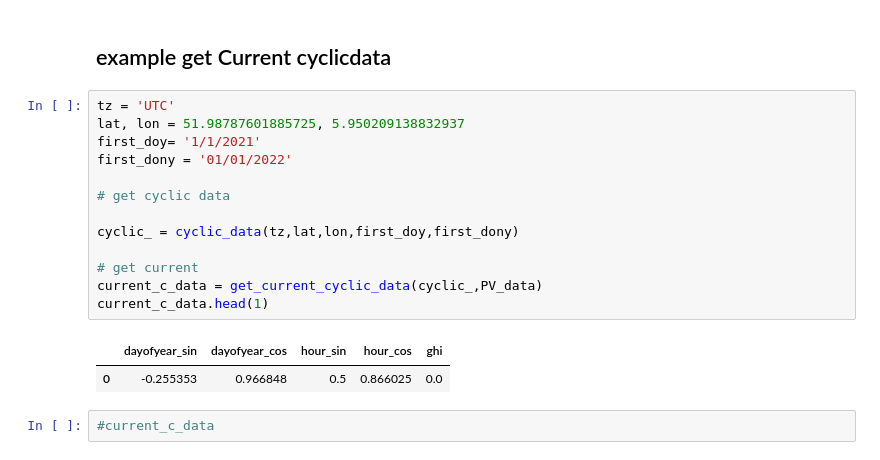
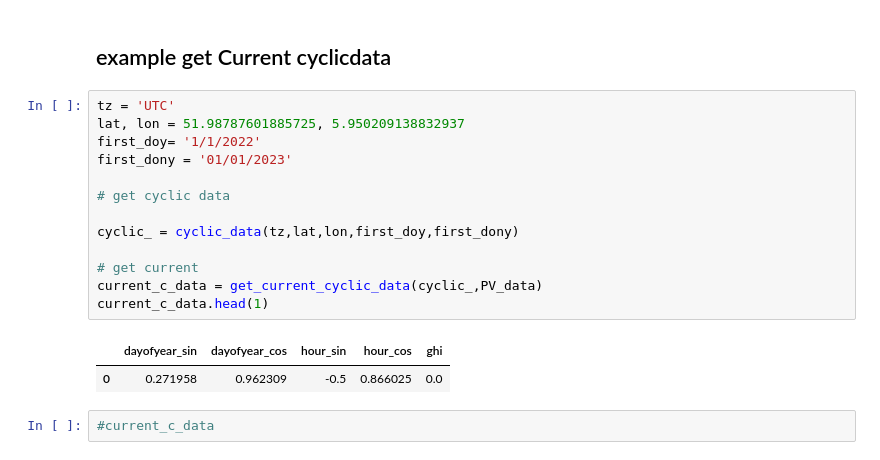
Before and after one commit to TrungNguyen87/Voila, a Jupyter notebook: notebooks/solar-prediction-deployment.ipynb, the cells around one changed output. Saved outputs shown, nothing was run; the diff lists cells and outputs as text.

```diff
--- a/notebooks/solar-prediction-deployment.ipynb
+++ b/notebooks/solar-prediction-deployment.ipynb
@@ -468,19 +468,19 @@ def get_current_cyclic_data(cyclic_data,solar_data):
 # %%
 tz = 'UTC'
 lat, lon = 51.98787601885725, 5.950209138832937
-first_doy= '1/1/2021'
-first_dony = '01/01/2022'
+first_doy= '1/1/2022'
+first_dony = '01/01/2023'
 
 # get cyclic data
 
 cyclic_ = cyclic_data(tz,lat,lon,first_doy,first_dony)
 
 # get current
 current_c_data = get_current_cyclic_data(cyclic_,PV_data)
 current_c_data.head(1)
 # %% [output]
 |  | dayofyear_sin | dayofyear_cos | hour_sin | hour_cos | ghi |
-| 0 | -0.255353 | 0.966848 | 0.5 | 0.866025 | 0.0 |
+| 0 | 0.271958 | 0.962309 | -0.5 | 0.866025 | 0.0 |
 # %%
 #current_c_data
 # %%
```
Also changed, not shown: parts of 4 cells of this notebook, 3 other files.
